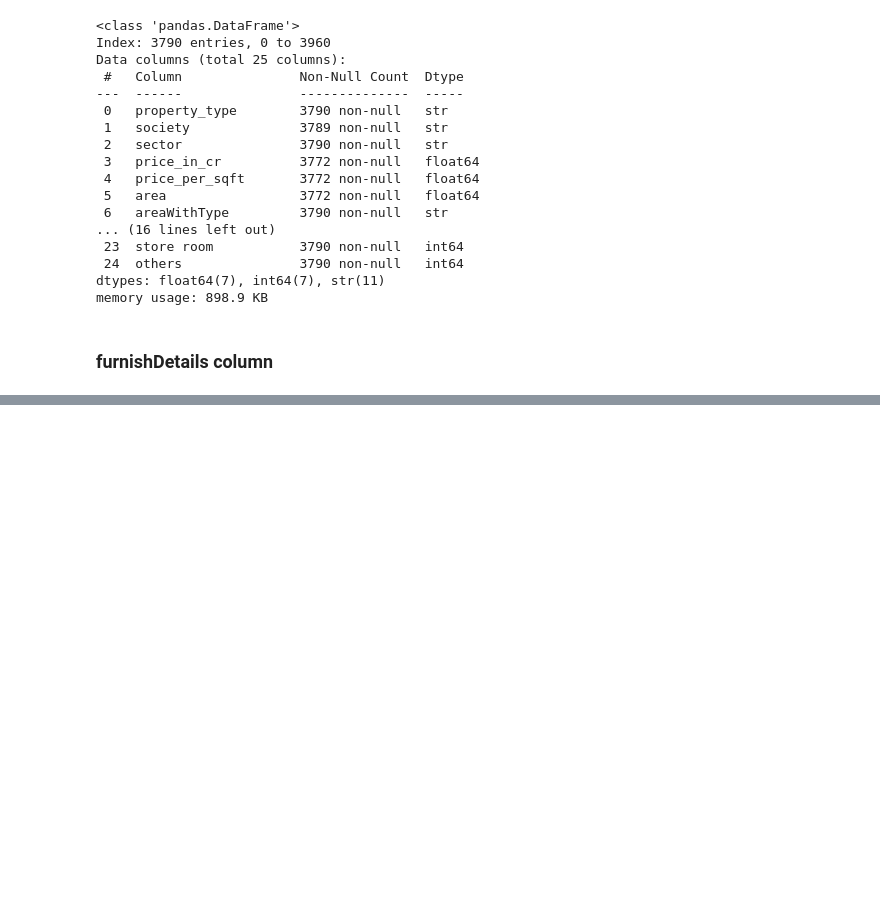
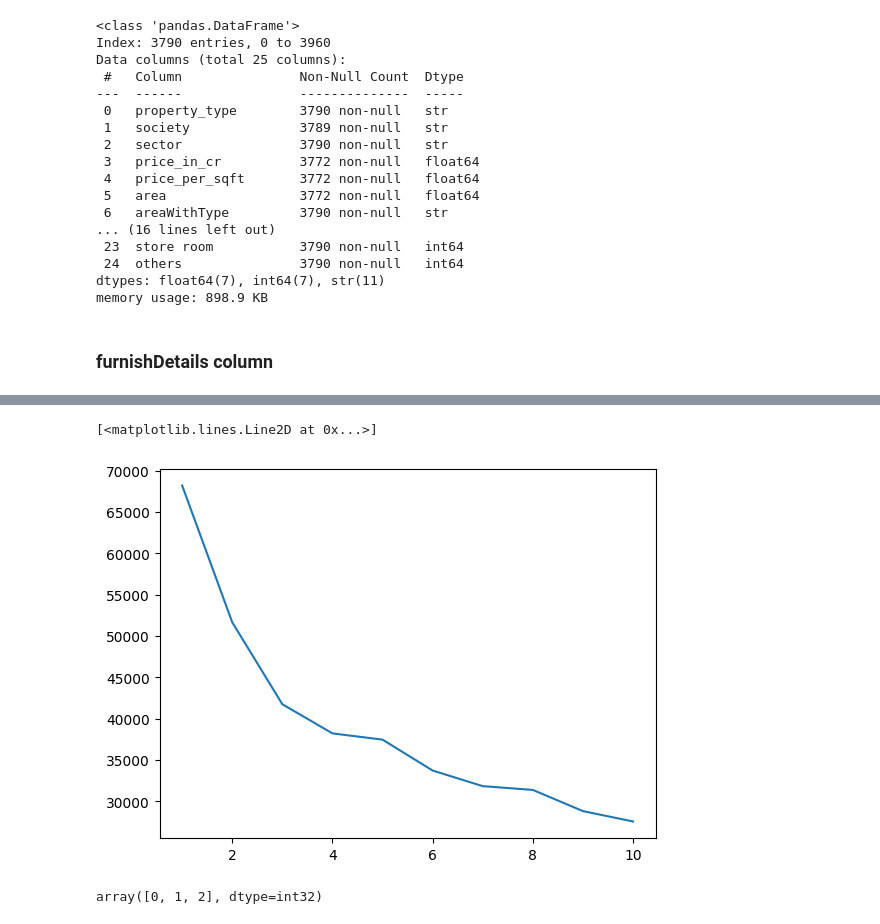
Before and after one commit to akshaypratap008/Real-Estate-Project, a Jupyter notebook: notebooks/feature-engineering/4_feature_engineering_1.ipynb, the cells around one changed output, grey strips where cells are left out. Drawn from its saved outputs; the diff is of its cells as text; code cells hidden in the pictures; blank space fills up the shorter version.

Commit message:
furnishDetails column cleaned

```diff
--- a/notebooks/feature-engineering/4_feature_engineering_1.ipynb
+++ b/notebooks/feature-engineering/4_feature_engineering_1.ipynb
@@ -421,0 +459,3 @@ df['furnishDetails']
+# %%
+temp_furnishing_df = pd.DataFrame(columns=all_furnishing)
+temp_furnishing_df
@@ -421,0 +464,3 @@ df['furnishDetails']
+# %%
+for furnishing in all_furnishing:
+    temp_furnishing_df[furnishing] = df['furnishDetails'].apply(lambda x: get_furnishing_counts(x, furnishing))
@@ -421,0 +478,18 @@ df['furnishDetails']
+# %%
+## Apllying Kmean clustering on temp_furnishing_df
+
+import matplotlib.pyplot as plt
+from sklearn.cluster import KMeans
+from sklearn.preprocessing import StandardScaler
+
+scaler = StandardScaler()
+scaled_data = scaler.fit_transform(temp_furnishing_df)
+# %%
+wcss = []
+
+for i in range(1, 11):
+    kmeans = KMeans(n_clusters=i, init='k-means++', random_state=42)
+    kmeans.fit(scaled_data)
+    wcss.append(kmeans.inertia_)
+
+wcss
@@ -421,0 +507,5 @@ df['furnishDetails']
+# %%
+plt.plot(range(1, 11), wcss)
+# %% [output]
+[<matplotlib.lines.Line2D at 0x...>]
+[figure, added]
@@ -421,0 +514,10 @@ df['furnishDetails']
+# %%
+# fitting kmeans model with 3 clusters
+
+n_clusters = 3
+
+kmeans = KMeans(n_clusters=n_clusters, random_state = 42)
+cluster_assignment = kmeans.fit_predict(scaled_data)
+np.unique(cluster_assignment)
+# %% [output]
+array([0, 1, 2], dtype=int32)
```
Also changed, not shown: parts of 16 cells of this notebook, 1 other file.
